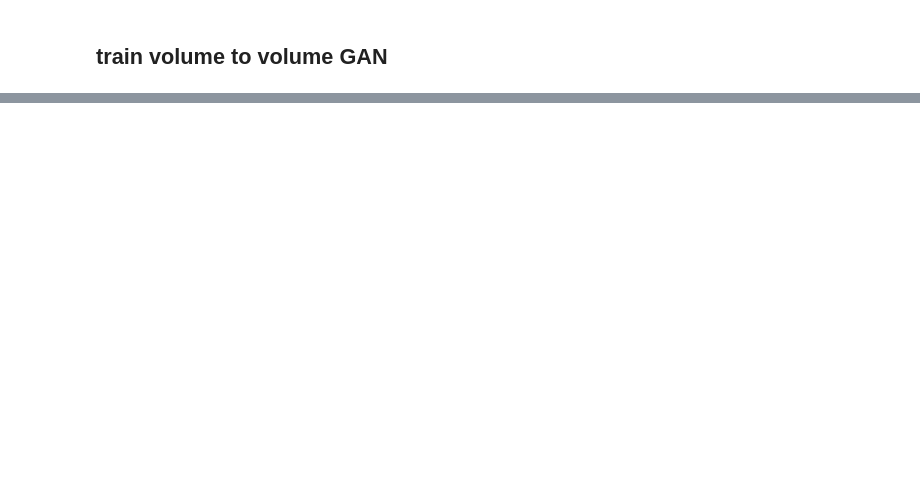
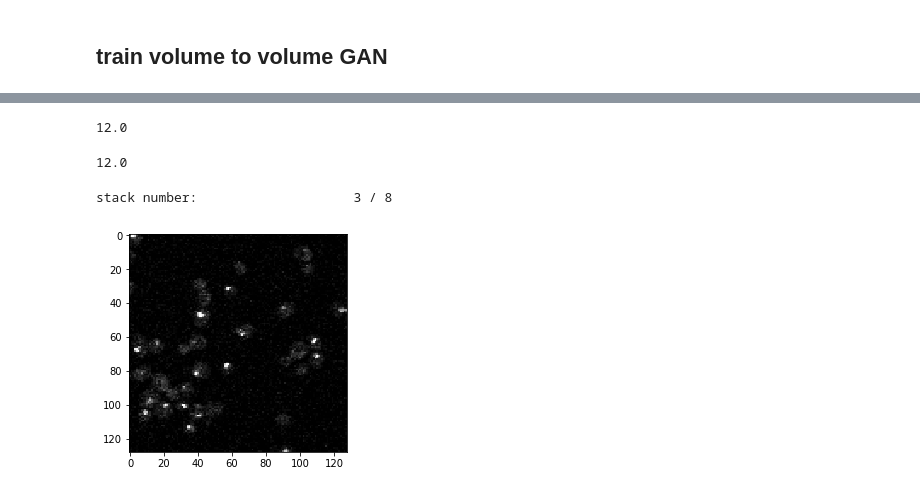
Before and after one commit to jaypem/3D-DeconvolutionGAN, a Jupyter notebook: notebooks/pix3pix_GAN.ipynb, the cells around one changed output, grey strips where cells are left out. Drawn from its saved outputs; the diff is of its cells as text; code cells hidden in the pictures; blank space fills up the shorter version.

```diff
--- a/notebooks/pix3pix_GAN.ipynb
+++ b/notebooks/pix3pix_GAN.ipynb
@@ -179,0 +212,5 @@ plt.imshow(vol_plot); plt.xticks([]); plt.yticks([]); plt.title('sampled from th
+# %%
+print(vol.shape, otf.shape)
+vol_new = vol[:,:,:8]
+otf_new = PSF3D(im=vol_new.shape, ret_val = 'OTF')
+print(vol_new.shape, otf_new.shape)
@@ -193,4 +272,6 @@ with tf.Session() as sess:
 a = np.arange(9).reshape((3, 3))
 b = np.arange(9)- 4
 b = b.reshape((3, 3))
-print(a,'\n\n', b)
+mean=0; var = 0.1; sigma = var**0.5
+c = deconv.add_gaussian(a) #a + np.random.normal(mean, sigma, a.shape)
+print(a,'\n\n', b, '\n\n', c)
@@ -199,3 +290,12 @@ np.linalg.norm(a-b, ord='fro')
+# %%
+print(np.linalg.norm(a-b, ord='fro'))
+
+# frobenius = lambda matrix: np.sqrt(np.sum(matrix ** 2))
+frobenius = lambda matrix: np.sqrt(np.sum(np.square(matrix)))
+frobenius(a - b)
+# %% [output]
+12.0
+12.0
 # %%
 from keras import losses
 
@@ -205,3 +305,25 @@ losses.mean_squared_logarithmic_error
 losses.sparse_categorical_crossentropy
 
 tf.image.ResizeMethod.BILINEAR
+# %%
+# a = tf.constant(vol_plot)
+# b = deconvolution.total_variation(a)
+
+vol_tf = tf.constant(vol_new)
+otf_tf = tf.constant(otf_new)
+
+conv = deconv.conv3d_fft_tf(vol=vol_tf, otf=otf_tf)
+
+with tf.Session() as sess:
+    vol_conv_tf = sess.run(conv)
+    i = np.random.randint(low=0, high=vol_conv_tf.shape[2], size=1)[0]
+    print('stack number:\t\t\t', i+1,'/',vol_conv_tf.shape[2])
+    img_conv_tf = vol[:,:,i]
+
+    plt.imshow(img_conv_tf, cmap='gray')
+
+
+# 296215300
+# %% [output]
+stack number:                    3 / 8
+[figure, added]
```
Also changed, not shown: parts of 24 cells of this notebook.
